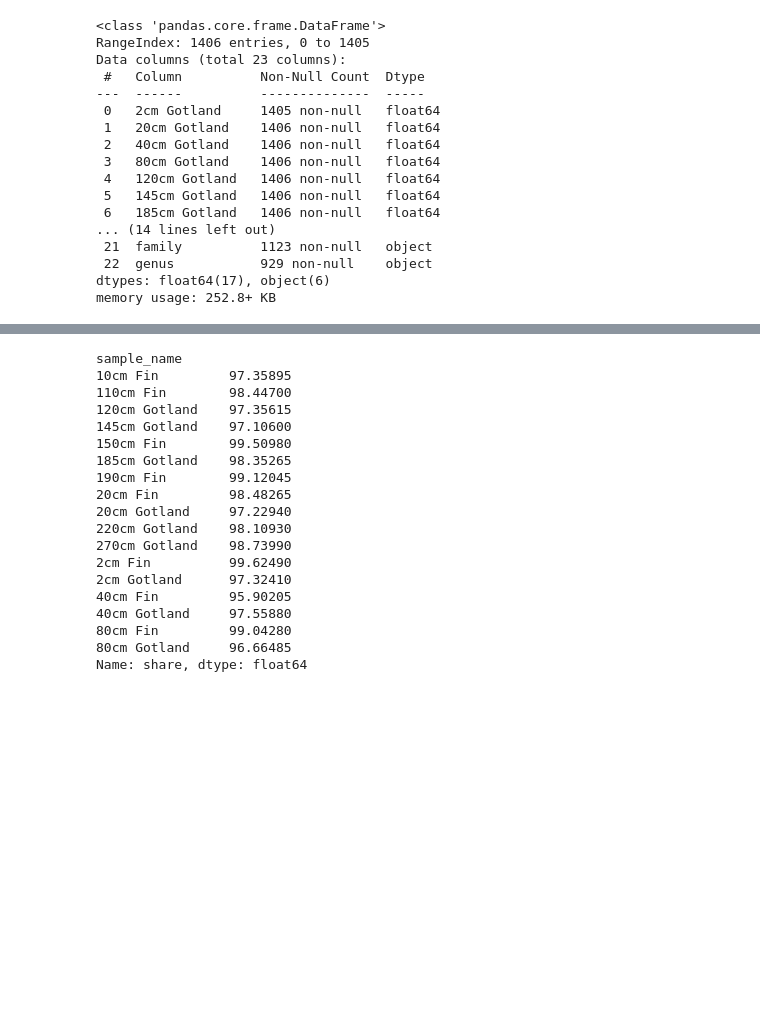
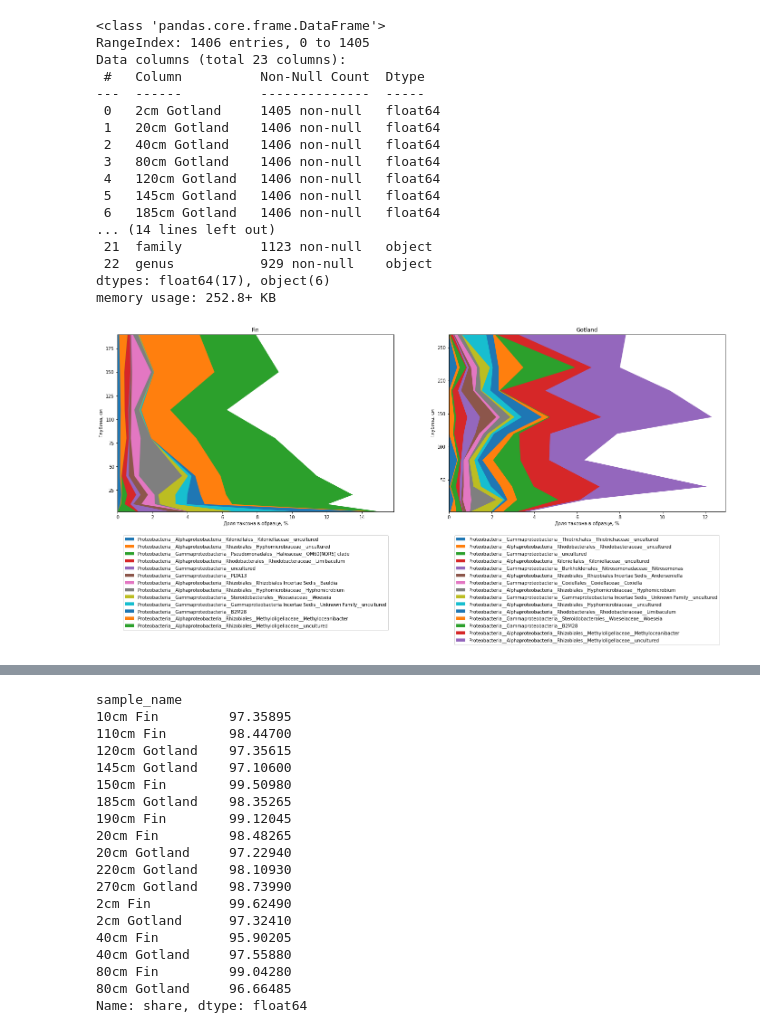
Before and after one commit to kpotoh/valerik, a Jupyter notebook: notebooks/EDA.ipynb, the cells around one changed output, grey strips where cells are left out. Saved outputs shown, nothing was run; the diff lists cells and outputs as text; code cells hidden in the pictures; blank space fills up the shorter version.

Commit message:
ref links & prepare for label merging

```diff
--- a/notebooks/EDA.ipynb
+++ b/notebooks/EDA.ipynb
@@ -151,44 +137,48 @@ def get_full_taxa(ser):
 
 comp["FullTaxa"] = comp.apply(get_full_taxa, axis=1)
 # %%
-def plot_stacked(stacked, filepath=None, label=None, bpos=0.12, show=True):
-    fig, ax = plt.subplots()
-    fig.set_size_inches((12, 8))
+def plot_stacked(stacked, columns, filepath=None, label=None, bpos=0.12, show=True):
+    fig, axs = plt.subplots(1, 2)
+    fig.set_size_inches((24, 8))
 
-    data = np.cumsum(stacked.values, axis=1)
-    for i, col in enumerate(stacked.columns):
-        ax.fill_betweenx(stacked.index, data[:,i], label=col, zorder=-i)
-    ax.margins(y=0)
-    ax.set_xlim(0, None)
-    ax.set_axisbelow(False)
-    ax.set_ylabel("Глубина, см")
-    ax.set_xlabel("Доля таксона в образце, %")
-    if label is not None:
-        ax.set_title(label)
-    ax.grid(False)
+    for im, data_raw in enumerate(stacked):
+        data = np.cumsum(data_raw.values, axis=1)
+        for i, col in enumerate(data_raw.columns):
+            axs[im].fill_betweenx(data_raw.index, data[:,i], label=col, zorder=-i)  # TODO add coloring here using dict[i, color] like dict[i, label(col)]
+        axs[im].margins(y=0)
+        axs[im].set_xlim(0, None)
+        axs[im].set_axisbelow(False)
+        axs[im].set_ylabel("Глубина, см")
+        axs[im].set_xlabel("Доля таксона в образце, %")
+        axs[im].set_title(columns[im])
+        if label is not None:
+            axs[im].set_title(label)
+        axs[im].grid(False)
 
-    # Shrink current axis's height by 10% on the bottom
-    box = ax.get_position()
-    new_box = [
-        box.x0, box.y0 + box.height * 0.1,
-        box.width, box.height * 0.9
-    ]
-    ax.set_position(new_box)
-    # ax.set_xticks([])
+        # Shrink current axis's height by 10% on the bottom
+        box = axs[im].get_position()
+        new_box = [
+            box.x0, box.y0 + box.height * 0.1,
+            box.width, box.height * 0.9
+        ]
+        axs[im].set_position(new_box)
+        # axs[im].set_xticks([])
 
-    # Put a legend below current axis
-    ax.legend(loc='upper center', bbox_to_anchor=(0.5, -bpos), ncol=1)
+        # Put a legend below current axis
+        axs[im].legend(loc='upper center', bbox_to_anchor=(0.5, -bpos), ncol=1)
 
     if filepath is not None:
         plt.savefig(filepath, bbox_inches='tight')
     if show:
         plt.show()
     else:
         plt.close(fig)
 
 
 # plot_stacked((stacked / stacked.sum(axis=1).values.reshape(-1, 1)))
-# plot_stacked(stacked)
+plot_stacked(stacked, columns)
+# %% [output]
+[figure, added]
 # %%
 comp_melted = comp.melt(id_vars=["phylum", "family", "FullTaxa"], value_vars=comp.columns[:17], var_name="sample_name", value_name="share") # id_vars=comp.columns[17:]
 comp_melted["family"] = comp_melted["family"].fillna("unknown")
```
Also changed, not shown: parts of 4 cells of this notebook, 1 other file.
